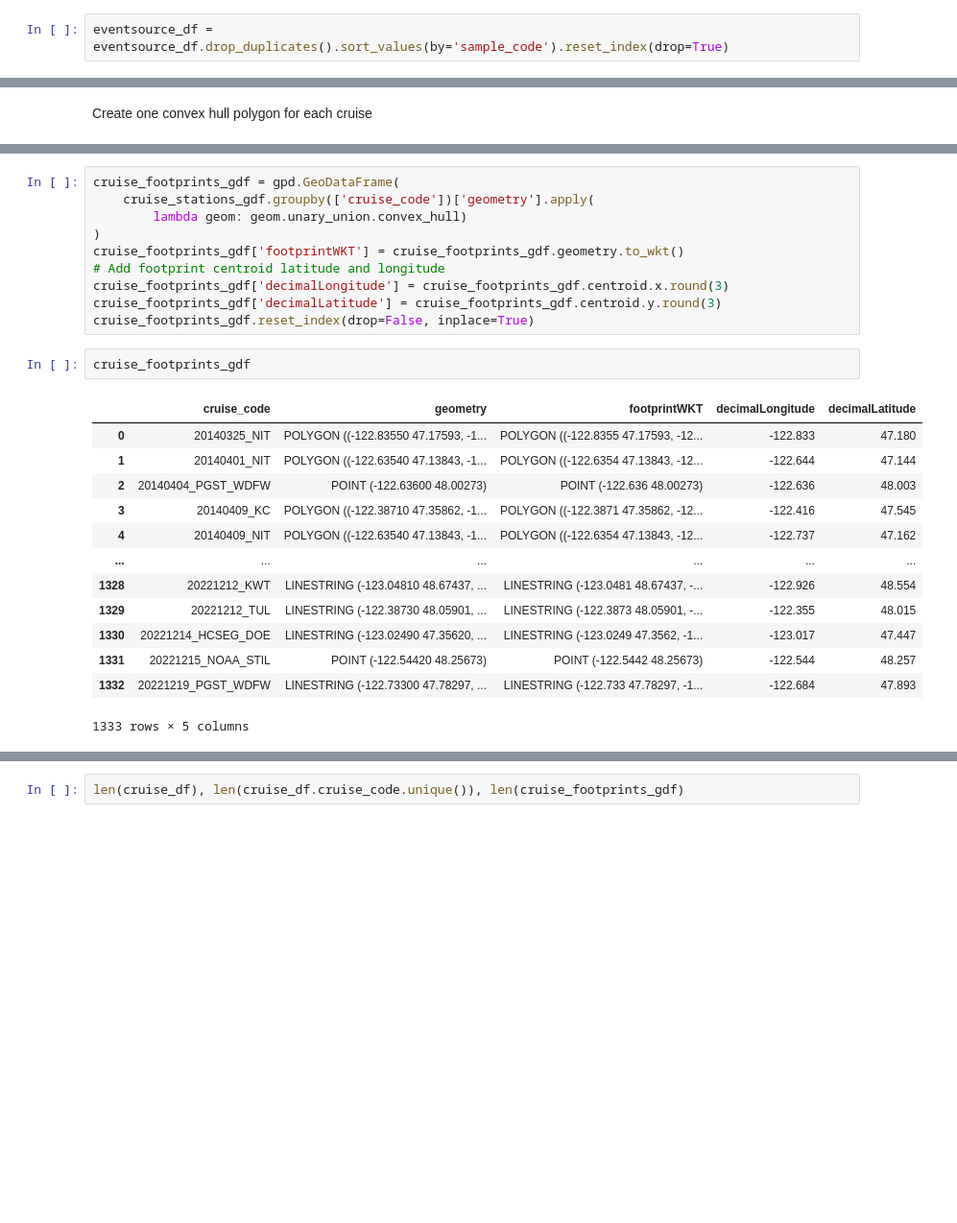
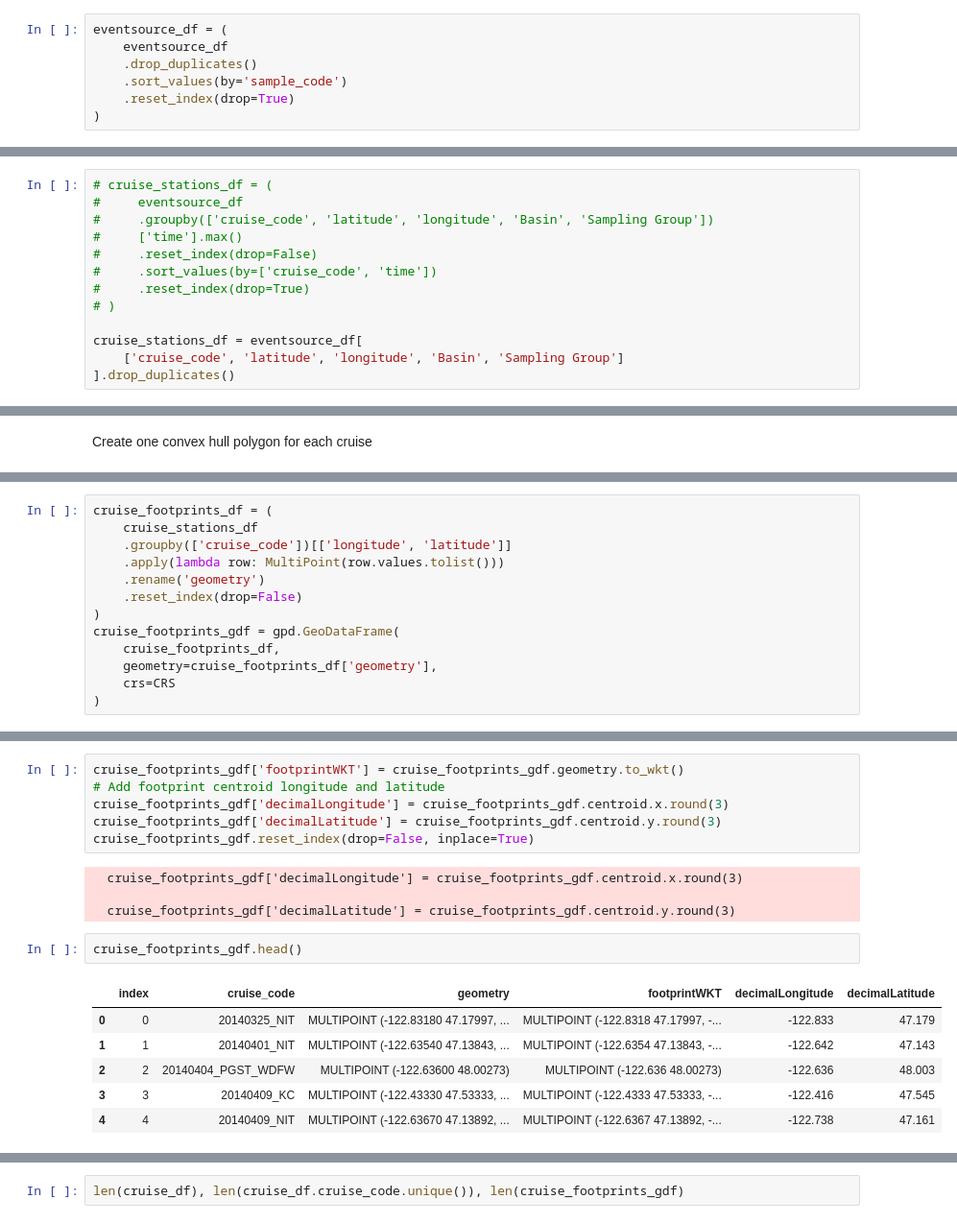
Before and after one commit to nanoos-pnw/obis-pszmp, a Jupyter notebook: PSZMP-dwcEvent.ipynb, the cells around one changed output, grey strips where cells are left out. Shown at 96% size. Drawn from its saved outputs; the diff is of its cells as text; blank space fills up the shorter version.

```diff
--- a/PSZMP-dwcEvent.ipynb
+++ b/PSZMP-dwcEvent.ipynb
@@ -107,7 +102,12 @@ eventsource_df.head()
 
 Will return only unique samples, where one row = one sample.
 # %%
-eventsource_df = eventsource_df.drop_duplicates().sort_values(by='sample_code').reset_index(drop=True)
+eventsource_df = (
+    eventsource_df
+    .drop_duplicates()
+    .sort_values(by='sample_code')
+    .reset_index(drop=True)
+)
 # %%
 len(eventsource_df)
 # %% [output]
@@ -185,0 +186,13 @@ cruise_stations_df = eventsource_df[['cruise_code', 'latitude', 'longitude', 'Ba
+# %%
+# cruise_stations_df = (
+#     eventsource_df
+#     .groupby(['cruise_code', 'latitude', 'longitude', 'Basin', 'Sampling Group'])
+#     ['time'].max()
+#     .reset_index(drop=False)
+#     .sort_values(by=['cruise_code', 'time'])
+#     .reset_index(drop=True)
+# )
+
+cruise_stations_df = eventsource_df[
+    ['cruise_code', 'latitude', 'longitude', 'Basin', 'Sampling Group']
+].drop_duplicates()
@@ -211,0 +256,13 @@ Create one convex hull polygon for each cruise
+# %%
+cruise_footprints_df = (
+    cruise_stations_df
+    .groupby(['cruise_code'])[['longitude', 'latitude']]
+    .apply(lambda row: MultiPoint(row.values.tolist()))
+    .rename('geometry')
+    .reset_index(drop=False)
+)
+cruise_footprints_gdf = gpd.GeoDataFrame(
+    cruise_footprints_df,
+    geometry=cruise_footprints_df['geometry'],
+    crs=CRS
+)
@@ -212,29 +277,22 @@ Create one convex hull polygon for each cruise
 # %%
-cruise_footprints_gdf = gpd.GeoDataFrame(
-    cruise_stations_gdf.groupby(['cruise_code'])['geometry'].apply(
-        lambda geom: geom.unary_union.convex_hull)
-)
 cruise_footprints_gdf['footprintWKT'] = cruise_footprints_gdf.geometry.to_wkt()
-# Add footprint centroid latitude and longitude
+# Add footprint centroid longitude and latitude
 cruise_footprints_gdf['decimalLongitude'] = cruise_footprints_gdf.centroid.x.round(3)
 cruise_footprints_gdf['decimalLatitude'] = cruise_footprints_gdf.centroid.y.round(3)
 cruise_footprints_gdf.reset_index(drop=False, inplace=True)
+# %% [output]
+  cruise_footprints_gdf['decimalLongitude'] = cruise_footprints_gdf.centroid.x.round(3)
+
+  cruise_footprints_gdf['decimalLatitude'] = cruise_footprints_gdf.centroid.y.round(3)
 # %%
-cruise_footprints_gdf
+cruise_footprints_gdf.head()
 # %% [output]
-|  | cruise_code | geometry | footprintWKT | decimalLongitude | decimalLatitude |
-| 0 | 20140325_NIT | POLYGON ((-122.83550 47.17593, -1... | POLYGON ((-122.8355 47.17593, -12... | -122.833 | 47.180 |
-| 1 | 20140401_NIT | POLYGON ((-122.63540 47.13843, -1... | POLYGON ((-122.6354 47.13843, -12... | -122.644 | 47.144 |
-| 2 | 20140404_PGST_WDFW | POINT (-122.63600 48.00273) | POINT (-122.636 48.00273) | -122.636 | 48.003 |
-| 3 | 20140409_KC | POLYGON ((-122.38710 47.35862, -1... | POLYGON ((-122.3871 47.35862, -12... | -122.416 | 47.545 |
-| 4 | 20140409_NIT | POLYGON ((-122.63540 47.13843, -1... | POLYGON ((-122.6354 47.13843, -12... | -122.737 | 47.162 |
-| ... | ... | ... | ... | ... | ... |
-| 1328 | 20221212_KWT | LINESTRING (-123.04810 48.67437, ... | LINESTRING (-123.0481 48.67437, -... | -122.926 | 48.554 |
-| 1329 | 20221212_TUL | LINESTRING (-122.38730 48.05901, ... | LINESTRING (-122.3873 48.05901, -... | -122.355 | 48.015 |
-| 1330 | 20221214_HCSEG_DOE | LINESTRING (-123.02490 47.35620, ... | LINESTRING (-123.0249 47.3562, -1... | -123.017 | 47.447 |
-| 1331 | 20221215_NOAA_STIL | POINT (-122.54420 48.25673) | POINT (-122.5442 48.25673) | -122.544 | 48.257 |
-| 1332 | 20221219_PGST_WDFW | LINESTRING (-122.73300 47.78297, ... | LINESTRING (-122.733 47.78297, -1... | -122.684 | 47.893 |
+|  | index | cruise_code | geometry | footprintWKT | decimalLongitude | decimalLatitude |
+| 0 | 0 | 20140325_NIT | MULTIPOINT (-122.83180 47.17997, ... | MULTIPOINT (-122.8318 47.17997, -... | -122.833 | 47.179 |
+| 1 | 1 | 20140401_NIT | MULTIPOINT (-122.63540 47.13843, ... | MULTIPOINT (-122.6354 47.13843, -... | -122.642 | 47.143 |
+| 2 | 2 | 20140404_PGST_WDFW | MULTIPOINT (-122.63600 48.00273) | MULTIPOINT (-122.636 48.00273) | -122.636 | 48.003 |
+| 3 | 3 | 20140409_KC | MULTIPOINT (-122.43330 47.53333, ... | MULTIPOINT (-122.4333 47.53333, -... | -122.416 | 47.545 |
+| 4 | 4 | 20140409_NIT | MULTIPOINT (-122.63670 47.13892, ... | MULTIPOINT (-122.6367 47.13892, -... | -122.738 | 47.161 |
-1333 rows × 5 columns
 # %%
 # cruise_df = eventsource_df.groupby(['cruise_code', 'date_yyyymmdd', 'Basin']).agg({
 cruise_df = eventsource_df.groupby(['cruise_code', 'date_yyyymmdd', 'Sampling Group']).agg({
```
Also changed, not shown: parts of 53 cells of this notebook.
